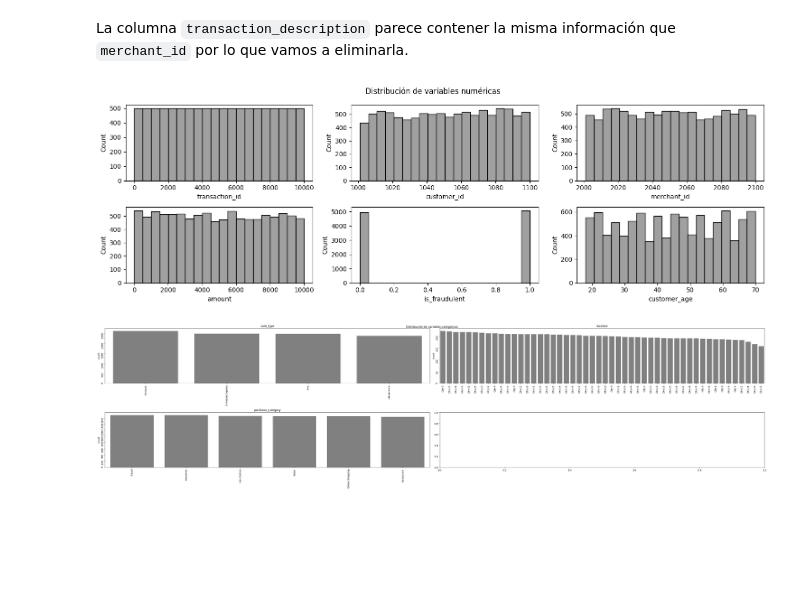
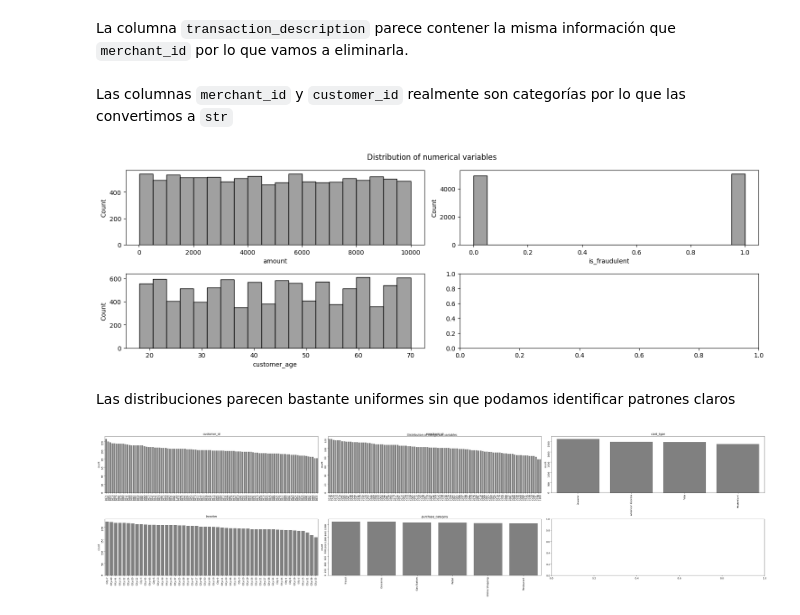
Before and after one commit to SupernovaIa/Project-ML-FraudulentTransactionDetection, a Jupyter notebook: notebook/01-EDA.ipynb, the cells around one changed output. Drawn from its saved outputs; the diff is of its cells as text; code cells hidden in the pictures; blank space fills up the shorter version.

```diff
--- a/notebook/01-EDA.ipynb
+++ b/notebook/01-EDA.ipynb
@@ -23,7 +23,7 @@ warnings.filterwarnings("ignore")
 
 from src.support_eda import *
 # %%
-df = pd.read_csv('../data/raw/financial_data.csv')
+df = pd.read_csv('../data/raw/financial_data.csv', index_col=0)
 # %%
 df.head()
 # %% [output]
@@ -130,14 +134,23 @@ Por el momento solo vamos a quedarnos solo con la hora
+# %%
+df.drop(columns='transaction_time', inplace=True)
 # %% [markdown]
 La columna `transaction_description` parece contener la misma información que `merchant_id` por lo que vamos a eliminarla.
 # %%
 df.drop(columns='transaction_description', inplace=True)
+# %% [markdown]
+Las columnas `merchant_id` y `customer_id` realmente son categorías por lo que las convertimos a `str`
+# %%
+df["merchant_id"] = df["merchant_id"].astype("str")
+df["customer_id"] = df["customer_id"].astype("str")
 # %%
-viz = Visualizador(df)
+viz = Visualizer(df)
 # %%
-viz.plot_numericas()
+viz.plot_all_numerical()
 # %% [output]
-[figure, old version]
+[figure, new version]
+# %% [markdown]
+Las distribuciones parecen bastante uniformes sin que podamos identificar patrones claros
 # %%
-viz.plot_categoricas()
+viz.plot_all_categorical()
 # %% [output]
-[figure, old version]
+[figure, new version]
```
Also changed, not shown: parts of 21 cells of this notebook, 1 other file.
